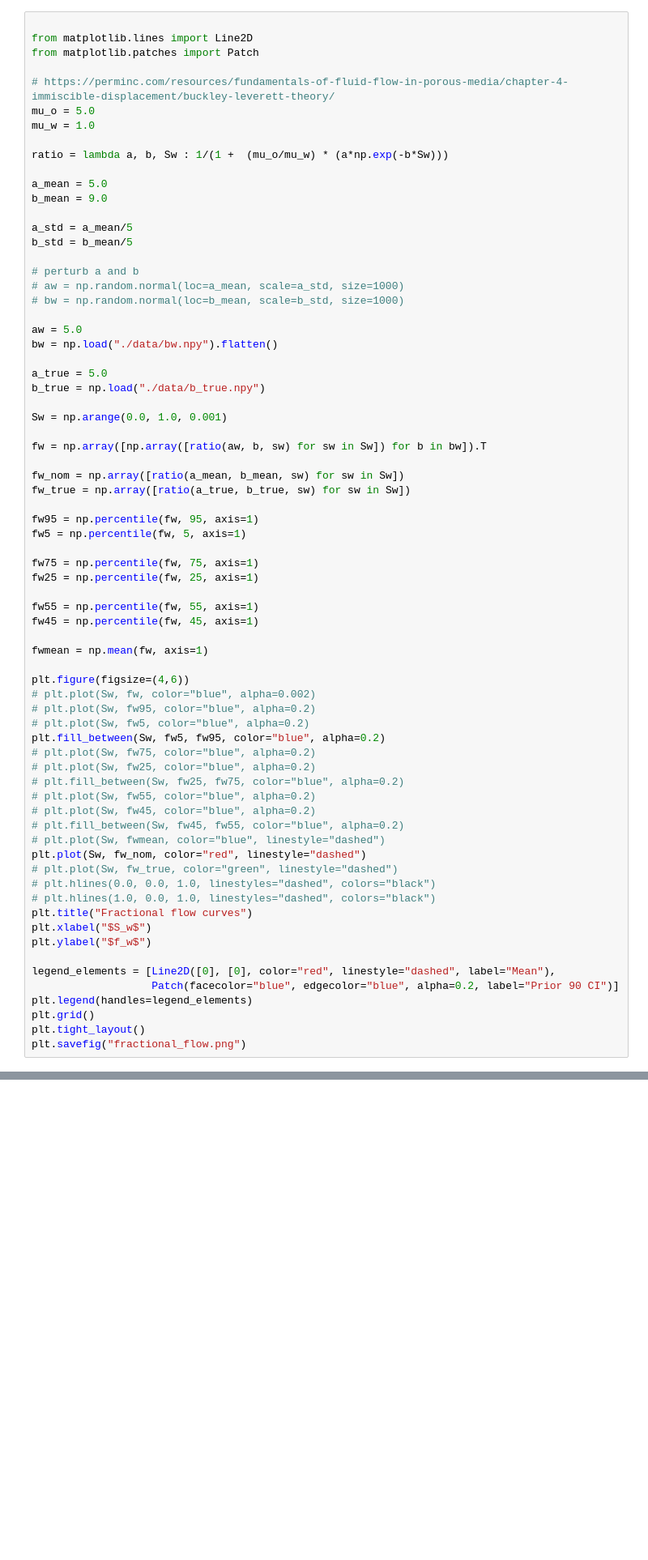
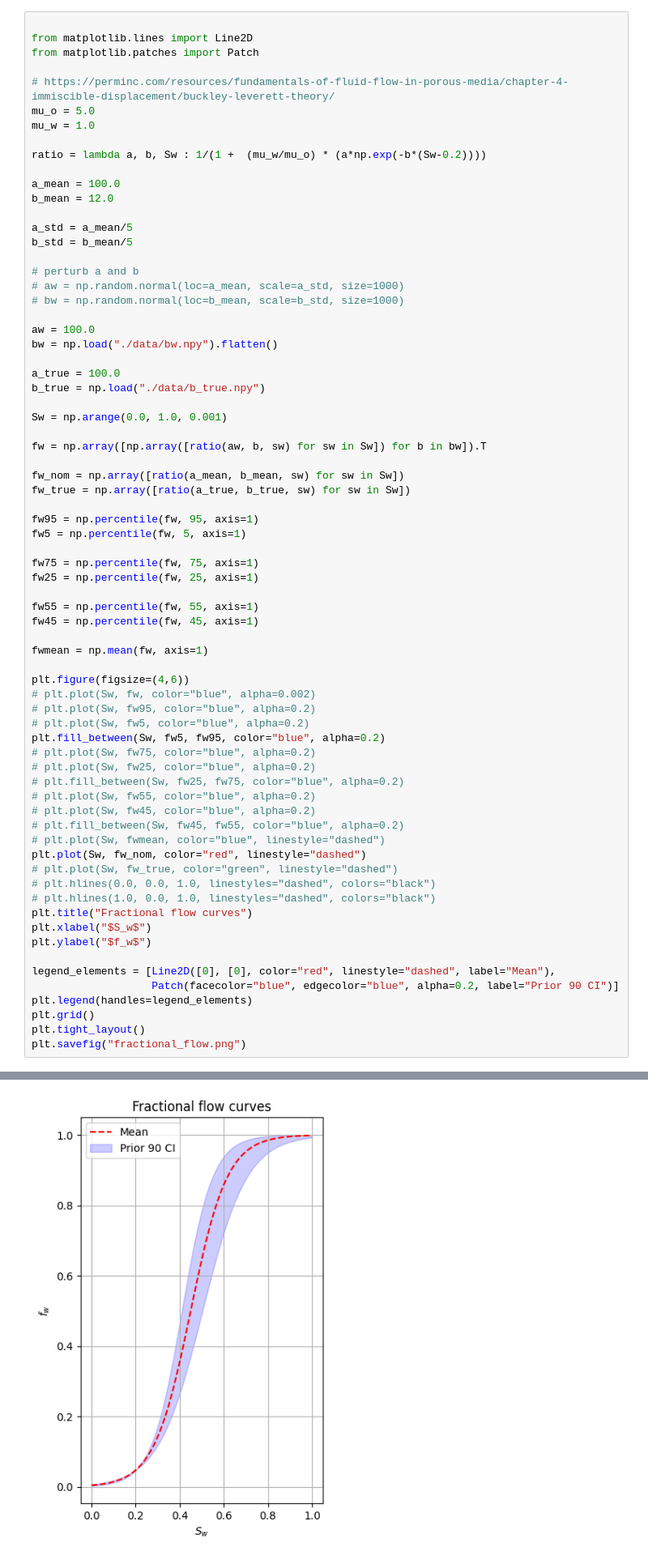
Before and after one commit to iffanh/buckley_leverette, a Jupyter notebook: pumps.ipynb, the cells around one changed output, grey strips where cells are left out. Shown at 81% size. Drawn from its saved outputs; the diff is of its cells as text; blank space fills up the shorter version.

```diff
--- a/pumps.ipynb
+++ b/pumps.ipynb
@@ -54,10 +53,10 @@ from matplotlib.patches import Patch
 mu_o = 5.0
 mu_w = 1.0
 
-ratio = lambda a, b, Sw : 1/(1 +  (mu_o/mu_w) * (a*np.exp(-b*Sw)))
+ratio = lambda a, b, Sw : 1/(1 +  (mu_w/mu_o) * (a*np.exp(-b*(Sw-0.2))))
 
-a_mean = 5.0
-b_mean = 9.0
+a_mean = 100.0
+b_mean = 12.0
 
 a_std = a_mean/5
 b_std = b_mean/5
@@ -66,10 +65,10 @@ b_std = b_mean/5
 # aw = np.random.normal(loc=a_mean, scale=a_std, size=1000)
 # bw = np.random.normal(loc=b_mean, scale=b_std, size=1000)
 
-aw = 5.0
+aw = 100.0
 bw = np.load("./data/bw.npy").flatten()
 
-a_true = 5.0
+a_true = 100.0
 b_true = np.load("./data/b_true.npy")
 
 Sw = np.arange(0.0, 1.0, 0.001)
@@ -121 +119,2 @@ NameError: name 'np' is not defined
+[figure, added]
 # %%
```
Also changed, not shown: parts of 4 cells of this notebook, 30 other files.
